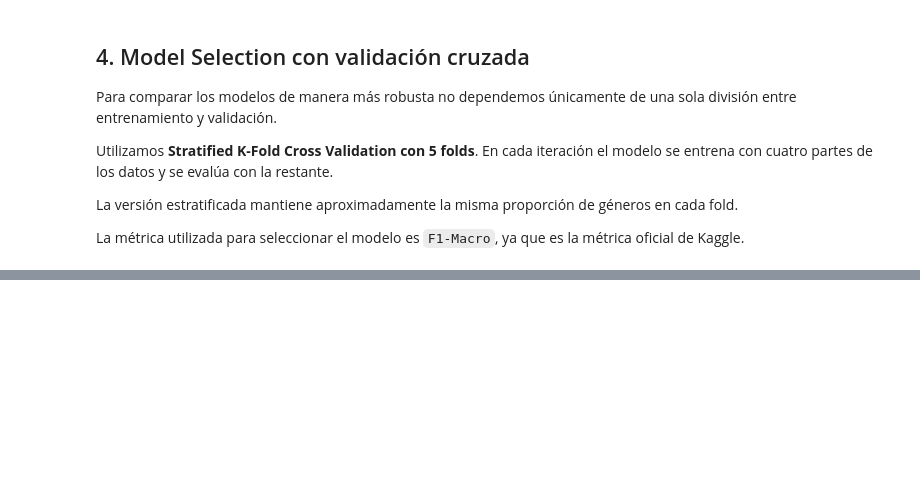
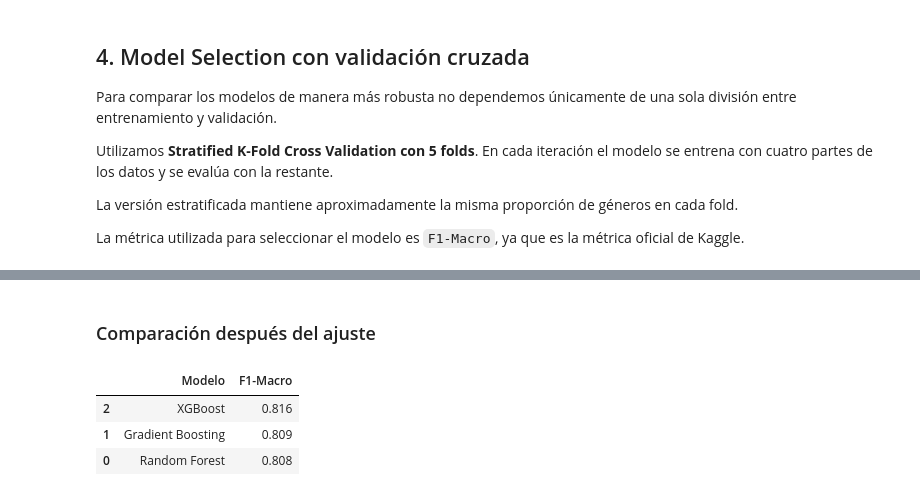
Before and after one commit to lourdesMV/TD6-TP2, a Jupyter notebook: spotify.ipynb, the cells around one changed output, grey strips where cells are left out. Cells and saved outputs as stored; diff of their text form; code cells hidden in the pictures; blank space fills up the shorter version.

```diff
--- a/spotify.ipynb
+++ b/spotify.ipynb
@@ -504,36 +455,30 @@ La búsqueda vuelve a utilizar validación cruzada y selecciona los parámetros
 # %%
 from sklearn.model_selection import GridSearchCV
 
-parametros_f1 = {
-    "model__n_estimators": [
-        100,
-        200
-    ],
-    "model__max_depth": [
-        None,
-        20
-    ]
+parametros_random_forest = {
+    "modelo__n_estimators": [100, 200],
+    "modelo__max_depth": [None, 20]
 }
 
-busqueda_f1 = GridSearchCV(
-    estimator=modelo_rf,
-    param_grid=parametros_f1,
+ajuste_random_forest = GridSearchCV(
+    estimator=random_forest,
+    param_grid=parametros_random_forest,
     scoring="f1_macro",
     cv=cv
 )
 
-busqueda_f1.fit(
+ajuste_random_forest.fit(
     X_train,
     y_train
 )
 
 print(
     "Mejores parámetros:",
-    busqueda_f1.best_params_
+    ajuste_random_forest.best_params_
 )
 
 print(
-    "Mejor F1-Macro promedio:",
-    round(busqueda_f1.best_score_, 3)
+    "F1-Macro:",
+    round(ajuste_random_forest.best_score_, 3)
 )
 # %% [output]
@@ -545,0 +569,26 @@ La mejora respecto del Random Forest inicial no es muy grande, pero la búsqueda
+# %% [markdown]
+### Comparación después del ajuste
+# %%
+resultados_ajuste = pd.DataFrame({
+    "Modelo": [
+        "Random Forest",
+        "Gradient Boosting",
+        "XGBoost"
+    ],
+    "F1-Macro": [
+        ajuste_random_forest.best_score_,
+        ajuste_gradient_boosting.best_score_,
+        ajuste_xgboost.best_score_
+    ]
+})
+
+display(
+    resultados_ajuste
+    .sort_values("F1-Macro", ascending=False)
+    .round(3)
+)
+# %% [output]
+|  | Modelo | F1-Macro |
+| 2 | XGBoost | 0.816 |
+| 1 | Gradient Boosting | 0.809 |
+| 0 | Random Forest | 0.808 |
```
Also changed, not shown: parts of 60 cells of this notebook, 2 other files.
